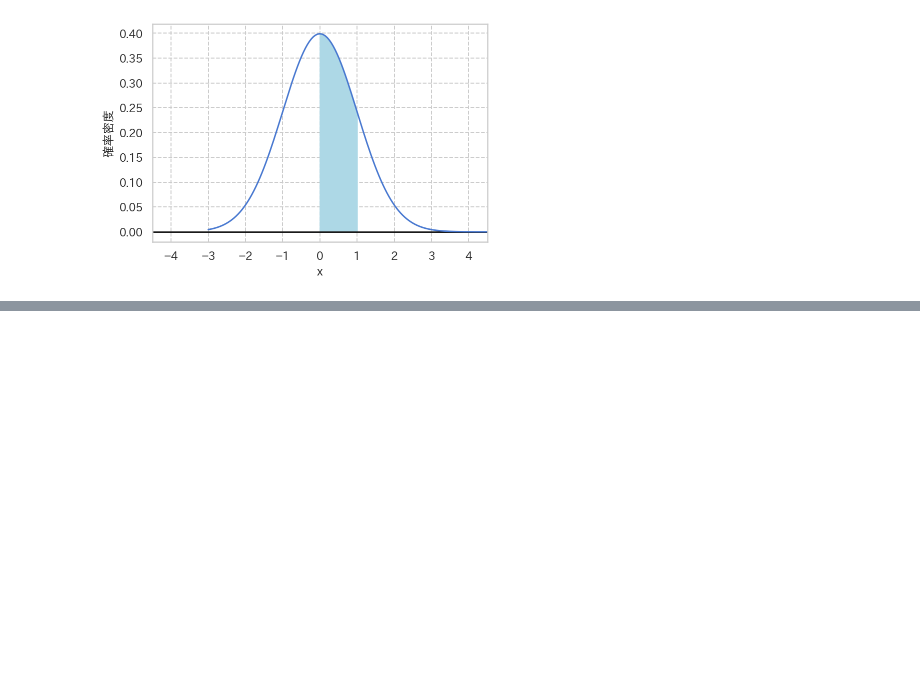
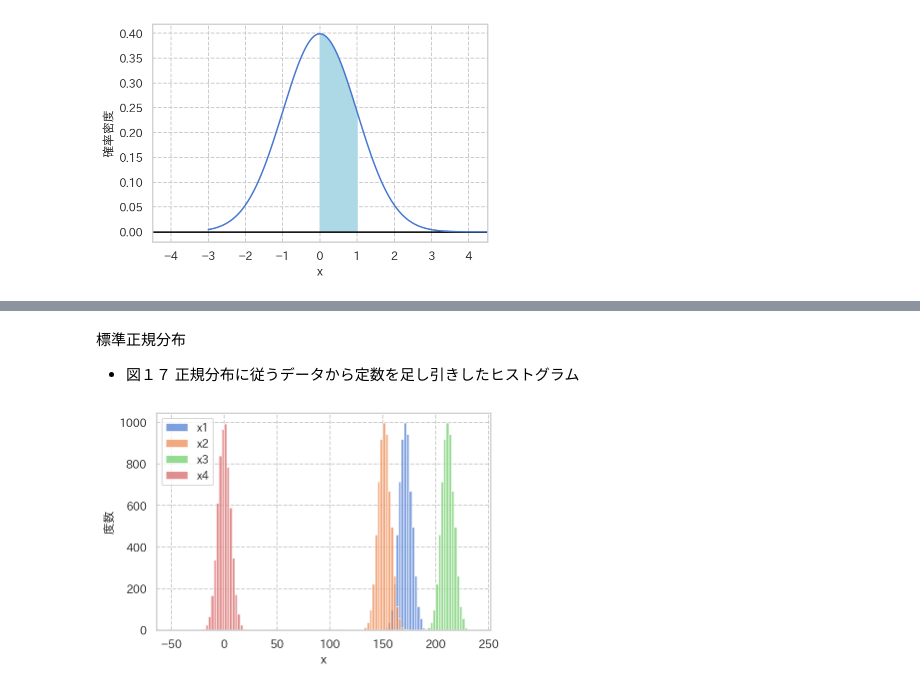
Before and after one commit to zfukuoka/Copying_a_sutra, a Jupyter notebook: SoftwareDesign202010_01/SoftwareDesign202010_0103.ipynb, the cells around one changed output, grey strips where cells are left out. Cells and saved outputs as stored; diff of their text form; code cells hidden in the pictures; blank space fills up the shorter version.

```diff
--- a/SoftwareDesign202010_01/SoftwareDesign202010_0103.ipynb
+++ b/SoftwareDesign202010_01/SoftwareDesign202010_0103.ipynb
@@ -380,0 +427,25 @@ plt.show()
+# %% [markdown]
+標準正規分布
+
+* 図１７ 正規分布に従うデータから定数を足し引きしたヒストグラム
+# %%
+# コード15: 正規分布に従うデータから定数を足し引きしたヒストグラムを描画するコード
+
+from scipy.stats import norm
+n_data = 6000
+x1 = norm.rvs(loc=171.4, scale=5.8, size=n_data)
+x2 = x1 - 20
+x3 = x1 + 40
+x4 = x1 - np.mean(x1)
+
+plt.figure(figsize=(6,4))
+plt.hist(x1, bins=np.arange(140, 200, 2.5), alpha=0.7, label="x1")
+plt.hist(x2, bins=np.arange(120, 180, 2.5), alpha=0.7, label="x2")
+plt.hist(x3, bins=np.arange(180, 240, 2.5), alpha=0.7, label="x3")
+plt.hist(x4, bins=np.arange(-50, 30, 2.5), alpha=0.7, label="x4")
+plt.ylabel("度数")
+plt.xlabel("x")
+plt.legend(loc="upper left")
+plt.show()
+# %% [output]
+[figure, added]
```
Also changed, not shown: parts of 10 cells of this notebook.
